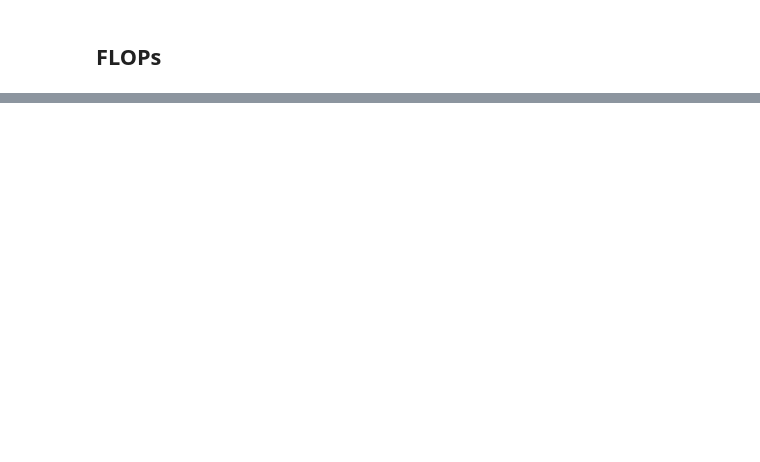
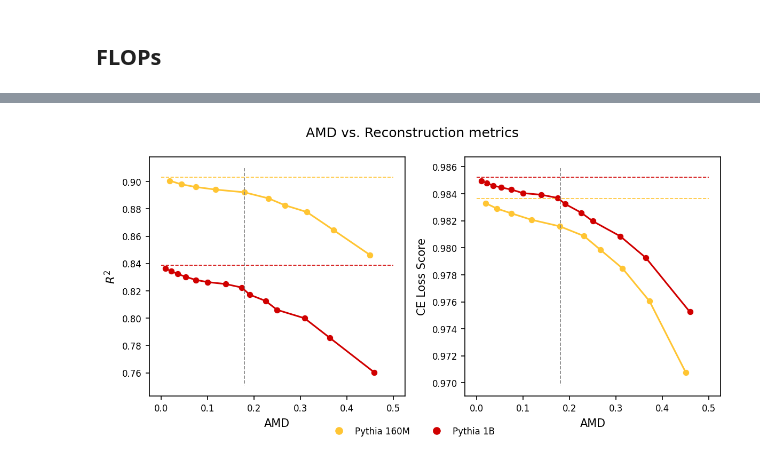
Before and after one commit to ghidav/group-sae, a Jupyter notebook: recon/analysis.ipynb, the cells around one changed output, grey strips where cells are left out. Cells and saved outputs as stored; diff of their text form; code cells hidden in the pictures; blank space fills up the shorter version.

```diff
--- a/recon/analysis.ipynb
+++ b/recon/analysis.ipynb
@@ -133,0 +226,41 @@ Text(0.5, 0, 'MAAD')
+# %%
+import matplotlib.pyplot as plt
+import seaborn as sns
+
+fig, ax = plt.subplots(1, 2, figsize=(8, 4), dpi=150, layout="tight")
+
+def plot_vs_amd(metric, ax):
+    sns.lineplot(p160_plot, x="AMD", y=metric, color=palette[0], ax=ax)
+    sns.scatterplot(p160_plot, x="AMD", y=metric, color=palette[0], ax=ax, legend=False)
+    ax.hlines(base_160m.mean()[metric], 0, 0.5, colors=palette[0], linestyles="--", linewidth=0.8)
+
+    sns.lineplot(p1_plot, x="AMD", y=metric, color=palette[3], ax=ax)
+    sns.scatterplot(p1_plot, x="AMD", y=metric, color=palette[3], ax=ax, legend=False)
+    ax.hlines(base_1b.mean()[metric], 0, 0.5, colors=palette[3], linestyles="--", linewidth=0.8)
+
+    all_ = pd.concat([p160_plot, p1_plot])
+    max_ = all_[metric].max()
+    min_ = all_[metric].min()
+    delta = (max_ - min_) / 15
+    ax.vlines(0.18, max_+delta, min_-delta, colors="grey", linestyles="--", linewidth=0.8)
+
+    ax.set_xlabel("AMD")
+    ax.tick_params(labelsize=8)  # Reduce tick size
+
+plot_vs_amd("explained_variance", ax[0])
+ax[0].set_ylabel(r"$R^2$")
+
+plot_vs_amd("ce_loss_score", ax[1])
+ax[1].set_ylabel("CE Loss Score")
+
+# Create a single unique legend without a frame
+handles = [
+    plt.Line2D([0], [0], marker='o', color=palette[0], linestyle='', label="Pythia 160M"),
+    plt.Line2D([0], [0], marker='o', color=palette[3], linestyle='', label="Pythia 1B")
+]
+fig.legend(handles=handles, loc="lower center", ncol=2, fontsize=8, frameon=False)
+fig.suptitle("AMD vs. Reconstruction metrics")
+
+plt.show()
+# %% [output]
+[figure, added]
```
Also changed, not shown: parts of 18 cells of this notebook, 14 other files.
